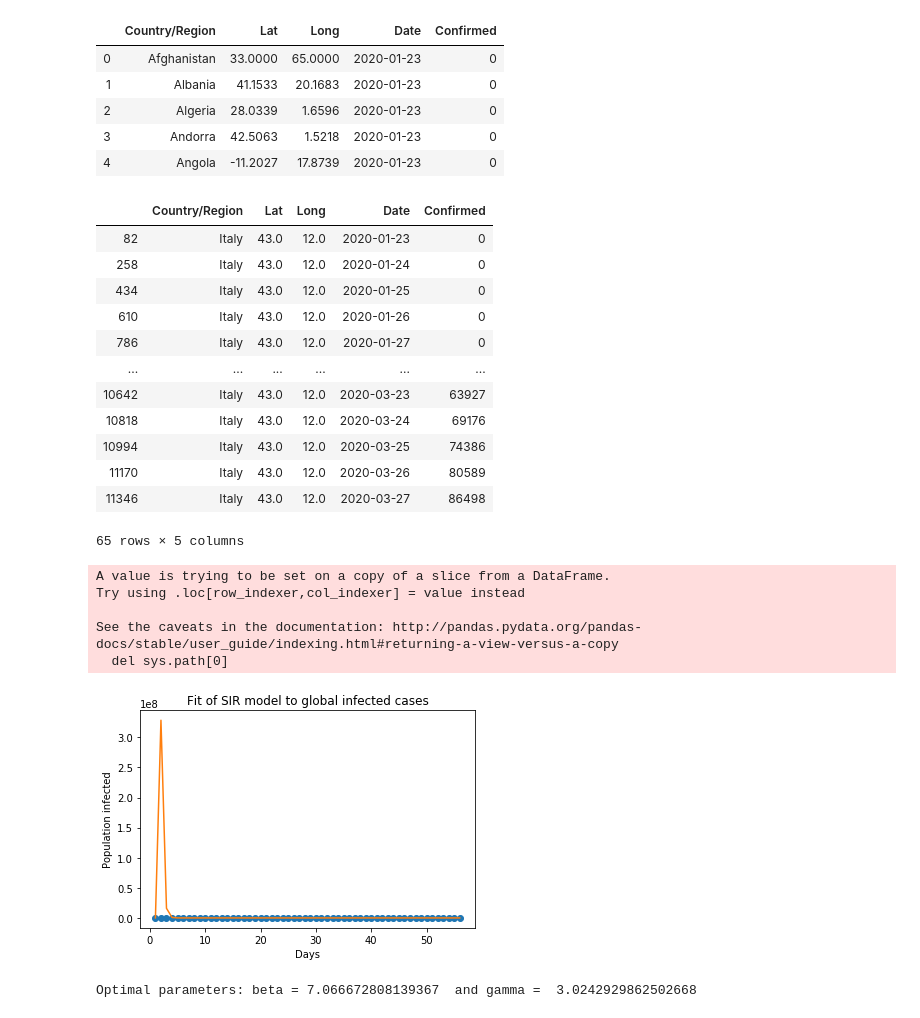
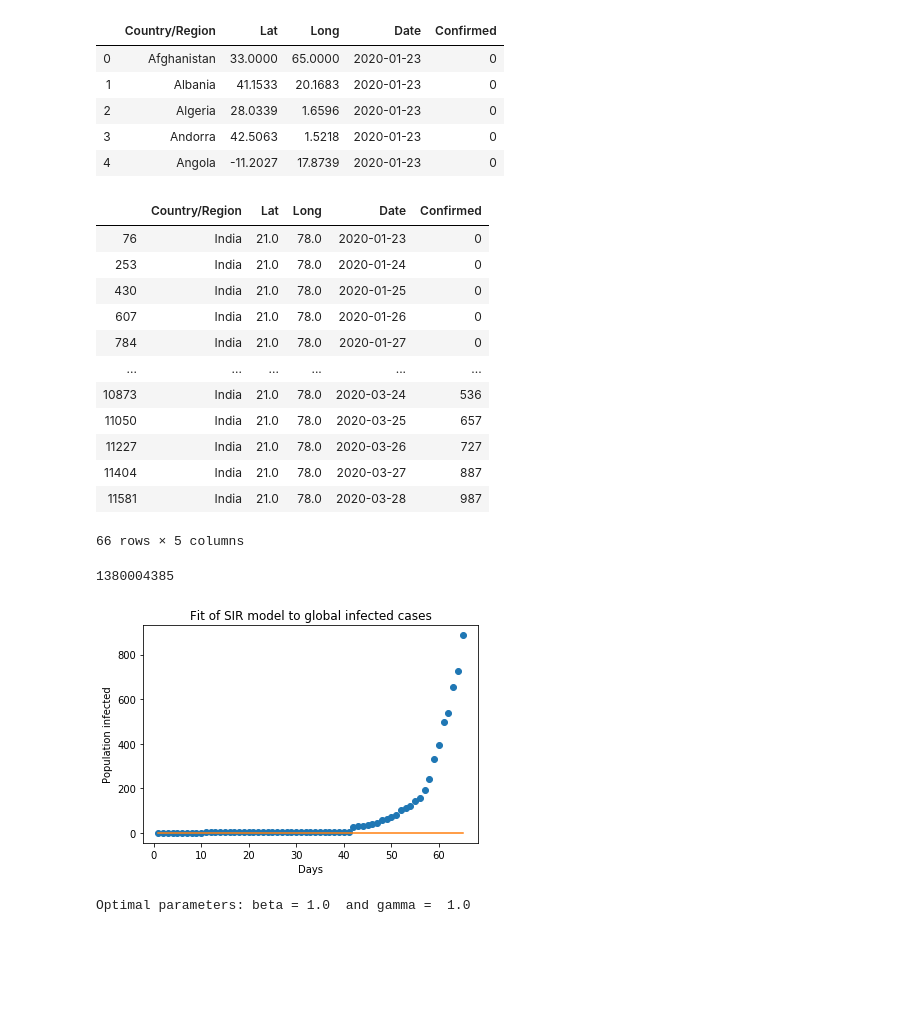
Before and after one commit to Aveek-Saha/CovidAnalysis, a Jupyter notebook: Prediction.ipynb, the cells around one changed output. Saved outputs shown, nothing was run; the diff lists cells and outputs as text; code cells hidden in the pictures; blank space fills up the shorter version.

Commit message:
Rretry per country analysis

```diff
--- a/Prediction.ipynb
+++ b/Prediction.ipynb
@@ -235,21 +235,24 @@ df_c = df_c.replace('US', 'United States').replace('Korea, South', 'South Korea'
 countries = list(set(df_c['Country/Region'].values).intersection(set(pop['Country/Region'].values)))
 # len(countries)
 # %%
-df_c[df_c['Country/Region'] == 'Italy']
+df_c[df_c['Country/Region'] == 'India']
 # %% [output]
 |  | Country/Region | Lat | Long | Date | Confirmed |
-| 82 | Italy | 43.0 | 12.0 | 2020-01-23 | 0 |
-| 258 | Italy | 43.0 | 12.0 | 2020-01-24 | 0 |
-| 434 | Italy | 43.0 | 12.0 | 2020-01-25 | 0 |
-| 610 | Italy | 43.0 | 12.0 | 2020-01-26 | 0 |
-| 786 | Italy | 43.0 | 12.0 | 2020-01-27 | 0 |
+| 76 | India | 21.0 | 78.0 | 2020-01-23 | 0 |
+| 253 | India | 21.0 | 78.0 | 2020-01-24 | 0 |
+| 430 | India | 21.0 | 78.0 | 2020-01-25 | 0 |
+| 607 | India | 21.0 | 78.0 | 2020-01-26 | 0 |
+| 784 | India | 21.0 | 78.0 | 2020-01-27 | 0 |
 | ... | ... | ... | ... | ... | ... |
-| 10642 | Italy | 43.0 | 12.0 | 2020-03-23 | 63927 |
-| 10818 | Italy | 43.0 | 12.0 | 2020-03-24 | 69176 |
-| 10994 | Italy | 43.0 | 12.0 | 2020-03-25 | 74386 |
-| 11170 | Italy | 43.0 | 12.0 | 2020-03-26 | 80589 |
-| 11346 | Italy | 43.0 | 12.0 | 2020-03-27 | 86498 |
+| 10873 | India | 21.0 | 78.0 | 2020-03-24 | 536 |
+| 11050 | India | 21.0 | 78.0 | 2020-03-25 | 657 |
+| 11227 | India | 21.0 | 78.0 | 2020-03-26 | 727 |
+| 11404 | India | 21.0 | 78.0 | 2020-03-27 | 887 |
+| 11581 | India | 21.0 | 78.0 | 2020-03-28 | 987 |
-65 rows × 5 columns
+66 rows × 5 columns
 # %%
-N = int(pop[pop['Country/Region'] == countries[2]]['Population'])
+N = int(pop[pop['Country/Region'] == 'India']['Population'])
+N
+# %% [output]
+1380004385
 # %%
@@ -288,16 +291,11 @@ def find_opt(df_opt, pop):
 
     return popt, fitted
 # %%
-temp = df_c[df_c['Country/Region'] == countries[2]]
+temp = df_c[df_c['Country/Region'] == "India"].reset_index()
 popt, fitted = find_opt(temp, N)
 # %% [output]
+[figure, new version]
-A value is trying to be set on a copy of a slice from a DataFrame.
-Try using .loc[row_indexer,col_indexer] = value instead
-
-See the caveats in the documentation: http://pandas.pydata.org/pandas-docs/stable/user_guide/indexing.html#returning-a-view-versus-a-copy
-  del sys.path[0]
+Optimal parameters: beta = 1.0  and gamma =  1.0
-[figure, old version]
-Optimal parameters: beta = 7.066672808139367  and gamma =  3.0242929862502668
 # %%
 # temp
 popt, fitted
```
Also changed, not shown: parts of 11 cells of this notebook.
